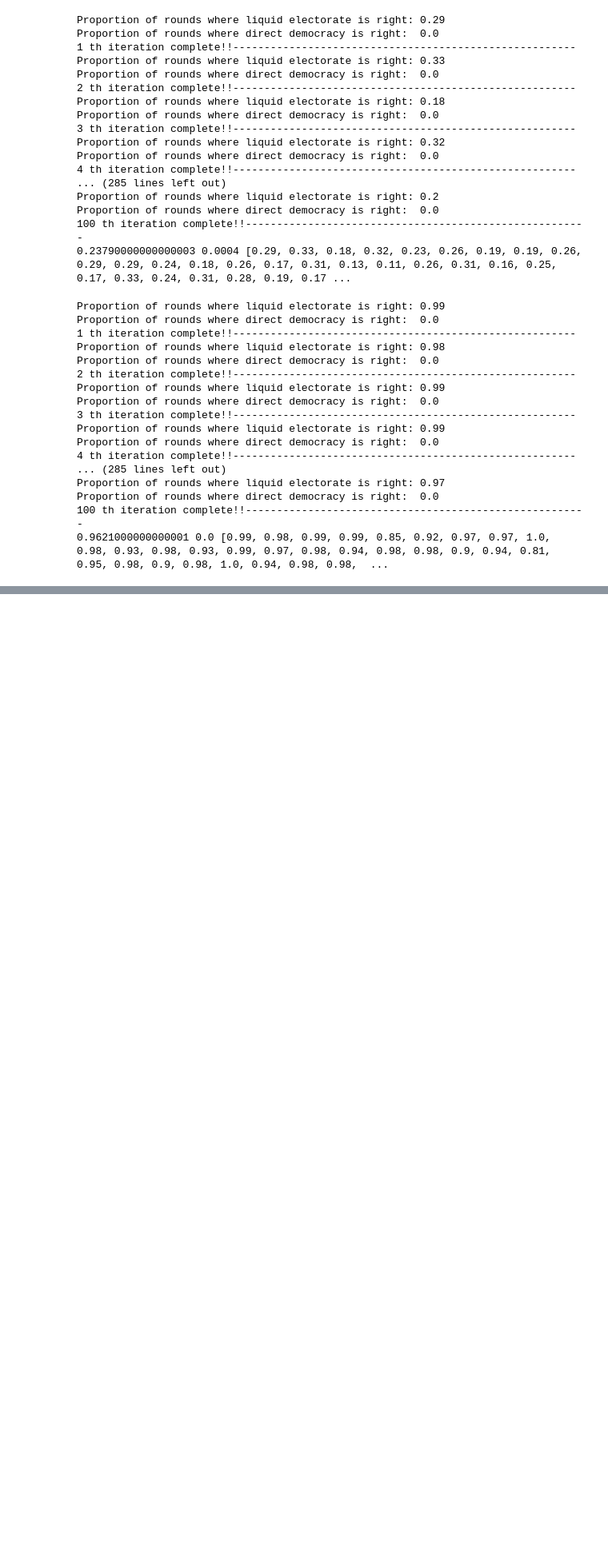
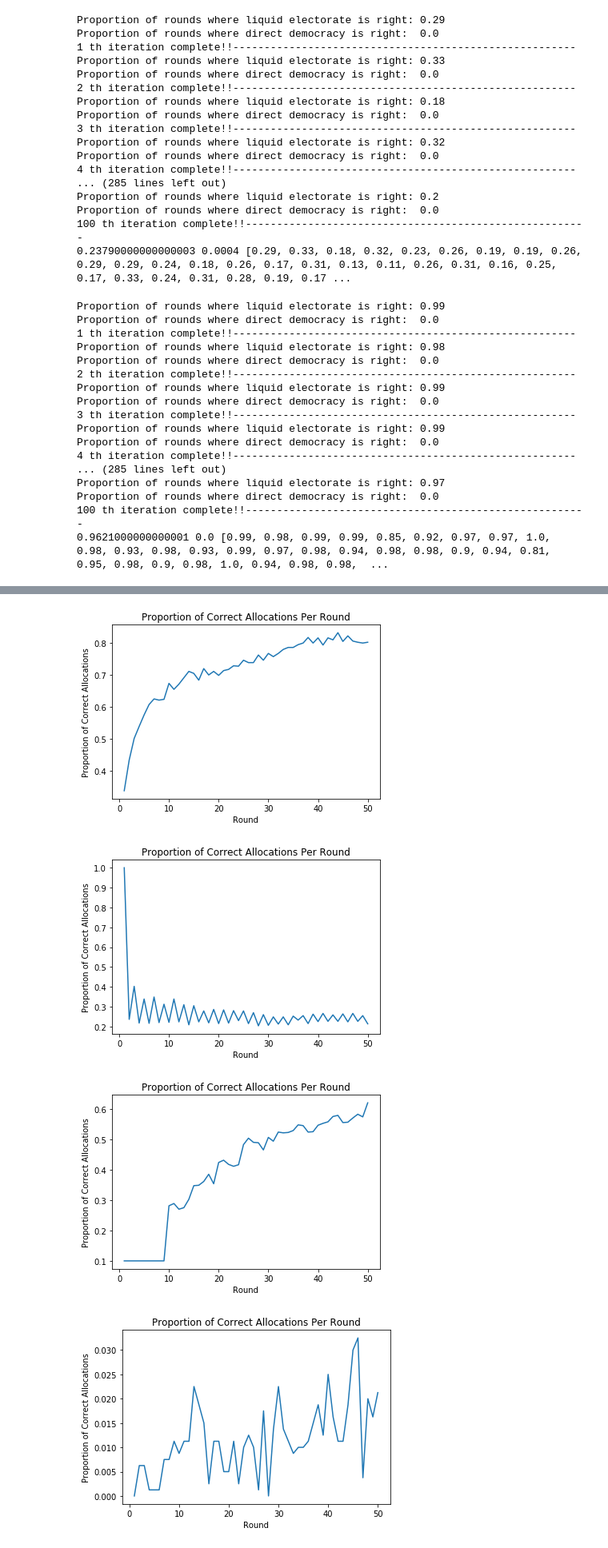
Before and after one commit to romil797/CS238, a Jupyter notebook: liquidmodel.ipynb, the cells around one changed output, grey strips where cells are left out. Shown at 80% size. Drawn from its saved outputs; the diff is of its cells as text; code cells hidden in the pictures; blank space fills up the shorter version.

Commit message:
initial plots for grid graphs

```diff
--- a/liquidmodel.ipynb
+++ b/liquidmodel.ipynb
@@ -1397,0 +1382,44 @@ plt.xlabel("Round"); plt.ylabel("# of Correct")
+# %%
+def run_grid_graphs(func, pm, s, iter, competency):
+    lst = []
+    for i in range(iter):
+        pm["truecompetencies"], pm["neighborpairs"] = make_grid(s, competency=competency)
+        lst.append(simulate_avg(func, pm, iter))
+
+    return np.mean(np.array(lst), axis=0)
+# %%
+# Generate plot for Grid graphs with n vertices
+
+def plot_allocation_performance_gridgraphs(s, competency, tests=100, rounds=50):
+
+#     allocation_performances = []
+
+#     # Generate `tests` different graphs
+#     for i in range(tests):
+#         zipf_truecomps, zipf_nbpairs = generate_zipfgraph(n, repeat=repeat)
+#         allocation_performances.append(avg_allocation_performance(zipf_truecomps, zipf_nbpairs, iter=2, rounds=rounds))
+
+#     allocation_performances = np.mean(np.array(allocation_performances), axis=0)
+
+#     zipf_truecomps, zipf_nbpairs = generate_zipfgraph(n, repeat=repeat)
+    allocation_performances = run_grid_graphs(avg_allocation_performance, {"iter":2, "rounds": rounds}, s, 2,
+                                              competency
+                                              )
+
+    plt.figure()
+    plt.plot(range(1, rounds + 1), allocation_performances)
+    plt.xlabel("Round")
+    plt.ylabel("Proportion of Correct Allocations")
+    plt.title("Proportion of Correct Allocations Per Round")
+    plt.show()
+# %%
+plot_allocation_performance_gridgraphs(10, "random", tests=2)
+plot_allocation_performance_gridgraphs(10, 0.5, tests=2)
+plot_allocation_performance_gridgraphs(10, "gradient1d", tests=2)
+plot_allocation_performance_gridgraphs(10, "gradient2d", tests=2)
+plot_allocation_performance_gridgraphs(10, "rings", tests=2)
+# %% [output]
+[figure, added]
+[figure, added]
+[figure, added]
+[figure, added]
```
Also changed, not shown: parts of 6 cells of this notebook.
